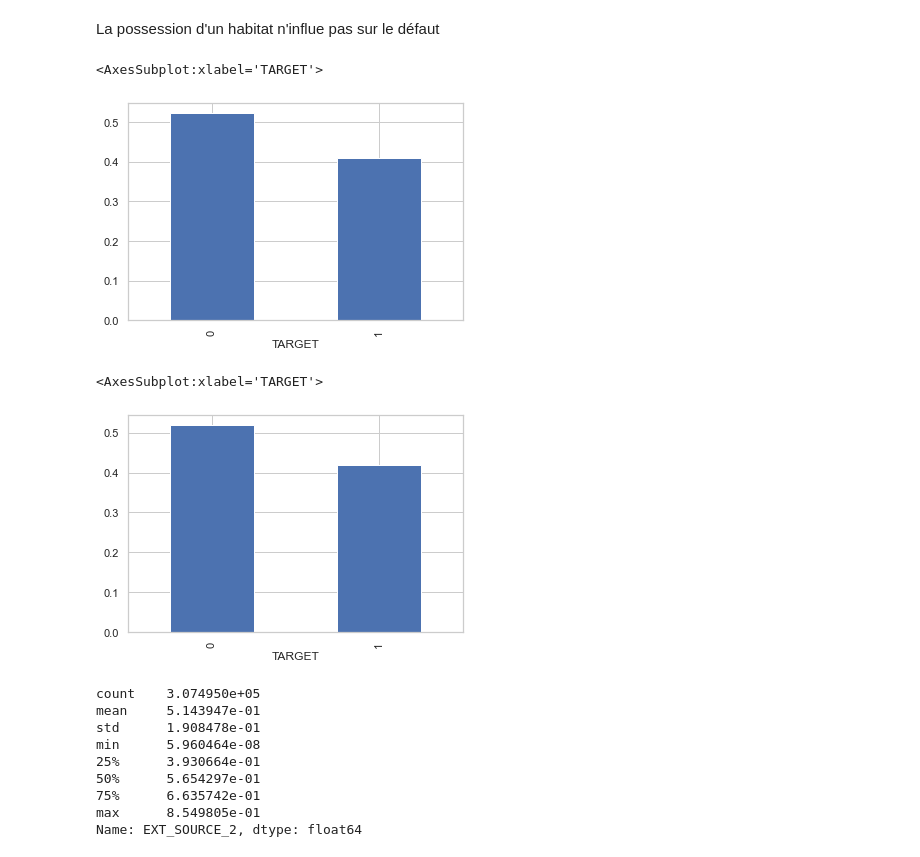
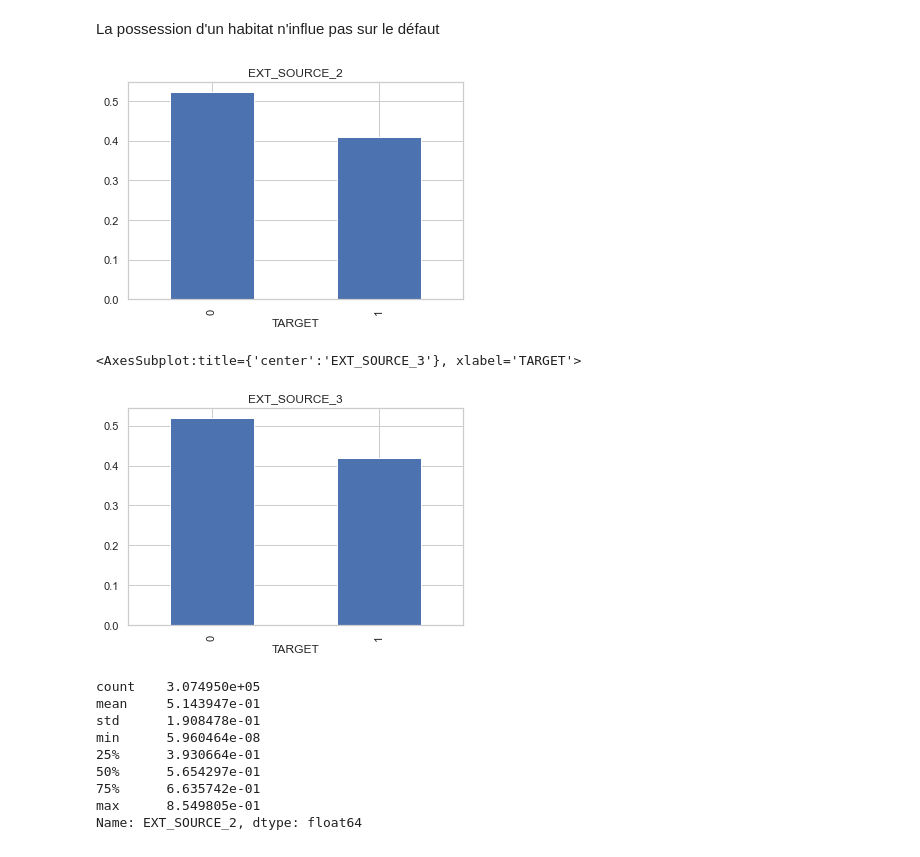
Before and after one commit to iamnotarobotbutitsok/projet_07_model_scoring, a Jupyter notebook: Notebook_210703.ipynb, the cells around one changed output. Drawn from its saved outputs; the diff is of its cells as text; code cells hidden in the pictures.

```diff
--- a/Notebook_210703.ipynb
+++ b/Notebook_210703.ipynb
@@ -846,15 +846,14 @@ Name: All, dtype: float64
 # %% [markdown]
 La possession d'un habitat n'influe pas sur le défaut
 # %%
-appTrainC.groupby(by="TARGET")["EXT_SOURCE_2"].mean().plot.bar()
+appTrainC.groupby(by="TARGET")["EXT_SOURCE_2"].mean().plot.bar(title="EXT_SOURCE_2")
 # %% [output]
-<AxesSubplot:xlabel='TARGET'>
-[figure, old version]
+[figure, new version]
 # %%
-appTrainC.groupby(by="TARGET")["EXT_SOURCE_3"].mean().plot.bar()
+appTrainC.groupby(by="TARGET")["EXT_SOURCE_3"].mean().plot.bar(title="EXT_SOURCE_3")
 # %% [output]
-<AxesSubplot:xlabel='TARGET'>
+<AxesSubplot:title={'center':'EXT_SOURCE_3'}, xlabel='TARGET'>
-[figure, old version]
+[figure, new version]
 # %%
 # extSource = Description("EXT_SOURCE_2")
 # %%
```
Also changed, not shown: parts of 1 cell of this notebook, 2 other files.
